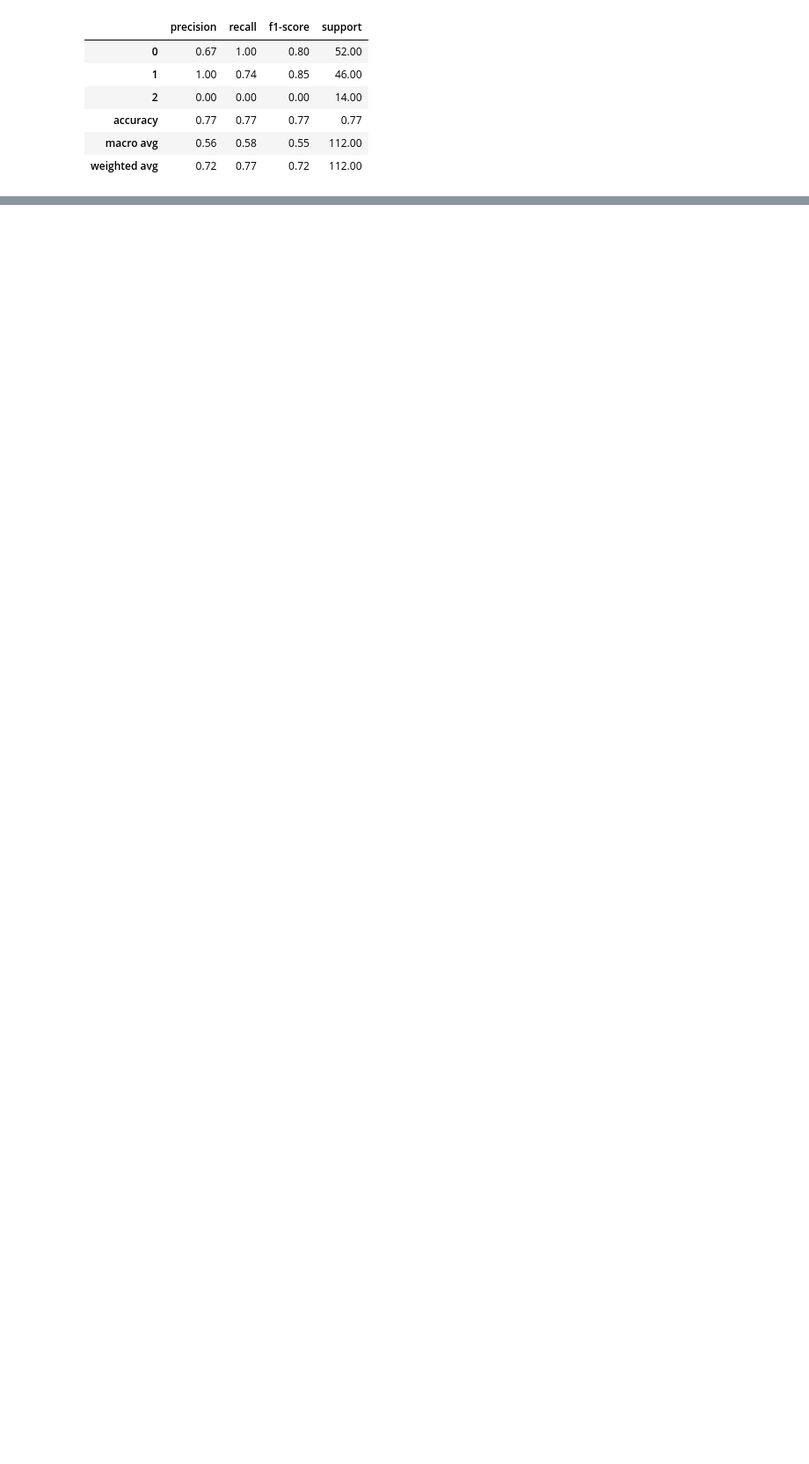
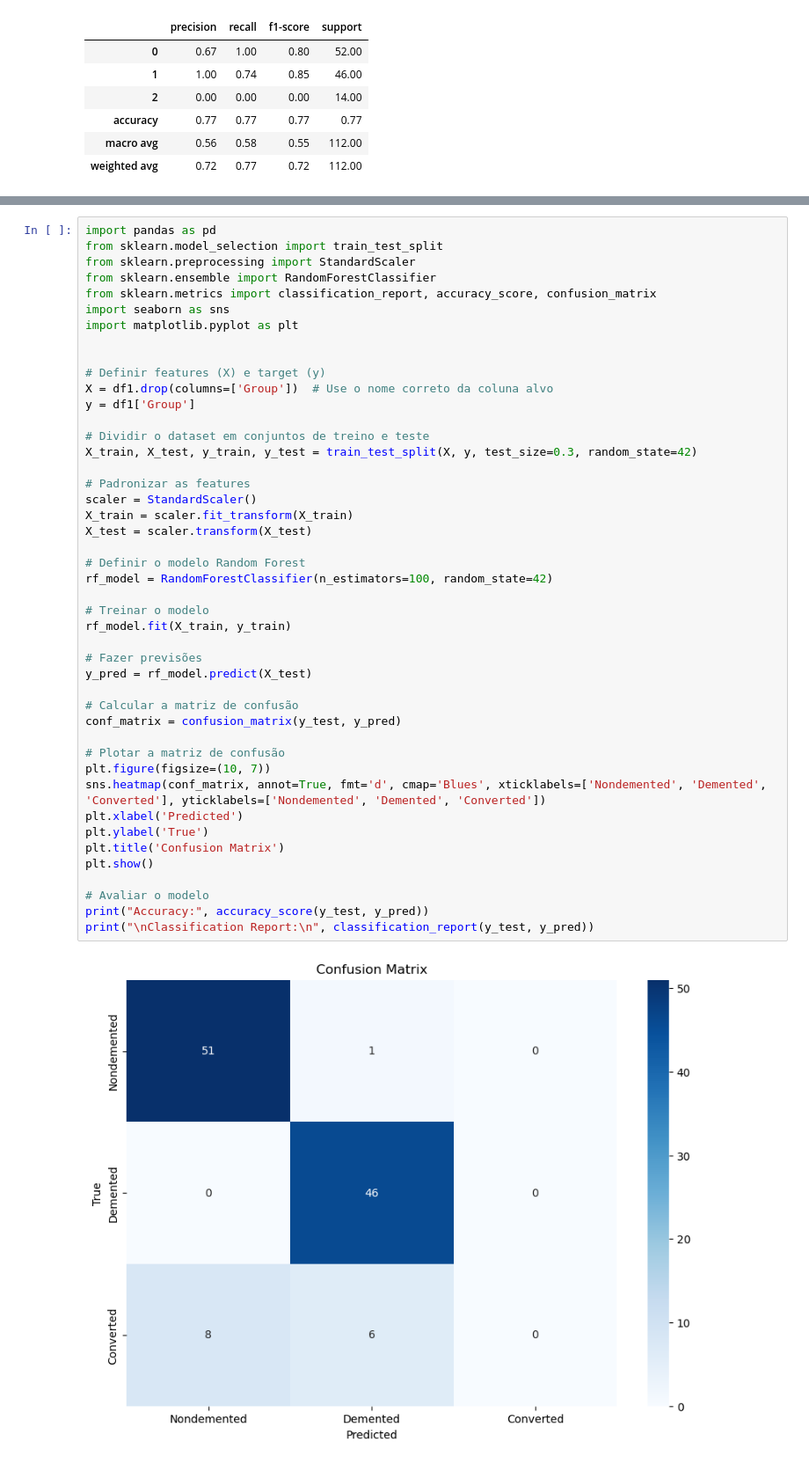
Before and after one commit to Pedrobiain10/CDF-Project, a Jupyter notebook: Teste_Python_readerSVM.ipynb, the cells around one changed output, grey strips where cells are left out. Shown: that part at 88% size. Drawn from its saved outputs; the diff is of its cells as text; blank space fills up the shorter version.

```diff
--- a/Teste_Python_readerSVM.ipynb
+++ b/Teste_Python_readerSVM.ipynb
@@ -265,0 +275,47 @@ plt.show()
+# %%
+import pandas as pd
+from sklearn.model_selection import train_test_split
+from sklearn.preprocessing import StandardScaler
+from sklearn.ensemble import RandomForestClassifier
+from sklearn.metrics import classification_report, accuracy_score, confusion_matrix
+import seaborn as sns
+import matplotlib.pyplot as plt
+
+
+# Definir features (X) e target (y)
+X = df1.drop(columns=['Group'])  # Use o nome correto da coluna alvo
+y = df1['Group']
+
+# Dividir o dataset em conjuntos de treino e teste
+X_train, X_test, y_train, y_test = train_test_split(X, y, test_size=0.3, random_state=42)
+
+# Padronizar as features
+scaler = StandardScaler()
+X_train = scaler.fit_transform(X_train)
+X_test = scaler.transform(X_test)
+
+# Definir o modelo Random Forest
+rf_model = RandomForestClassifier(n_estimators=100, random_state=42)
+
+# Treinar o modelo
+rf_model.fit(X_train, y_train)
+
+# Fazer previsões
+y_pred = rf_model.predict(X_test)
+
+# Calcular a matriz de confusão
+conf_matrix = confusion_matrix(y_test, y_pred)
+
+# Plotar a matriz de confusão
+plt.figure(figsize=(10, 7))
+sns.heatmap(conf_matrix, annot=True, fmt='d', cmap='Blues', xticklabels=['Nondemented', 'Demented', 'Converted'], yticklabels=['Nondemented', 'Demented', 'Converted'])
+plt.xlabel('Predicted')
+plt.ylabel('True')
+plt.title('Confusion Matrix')
+plt.show()
+
+# Avaliar o modelo
+print("Accuracy:", accuracy_score(y_test, y_pred))
+print("\nClassification Report:\n", classification_report(y_test, y_pred))
+# %% [output]
+[figure, added]
```
Also changed, not shown: parts of 8 cells of this notebook.
